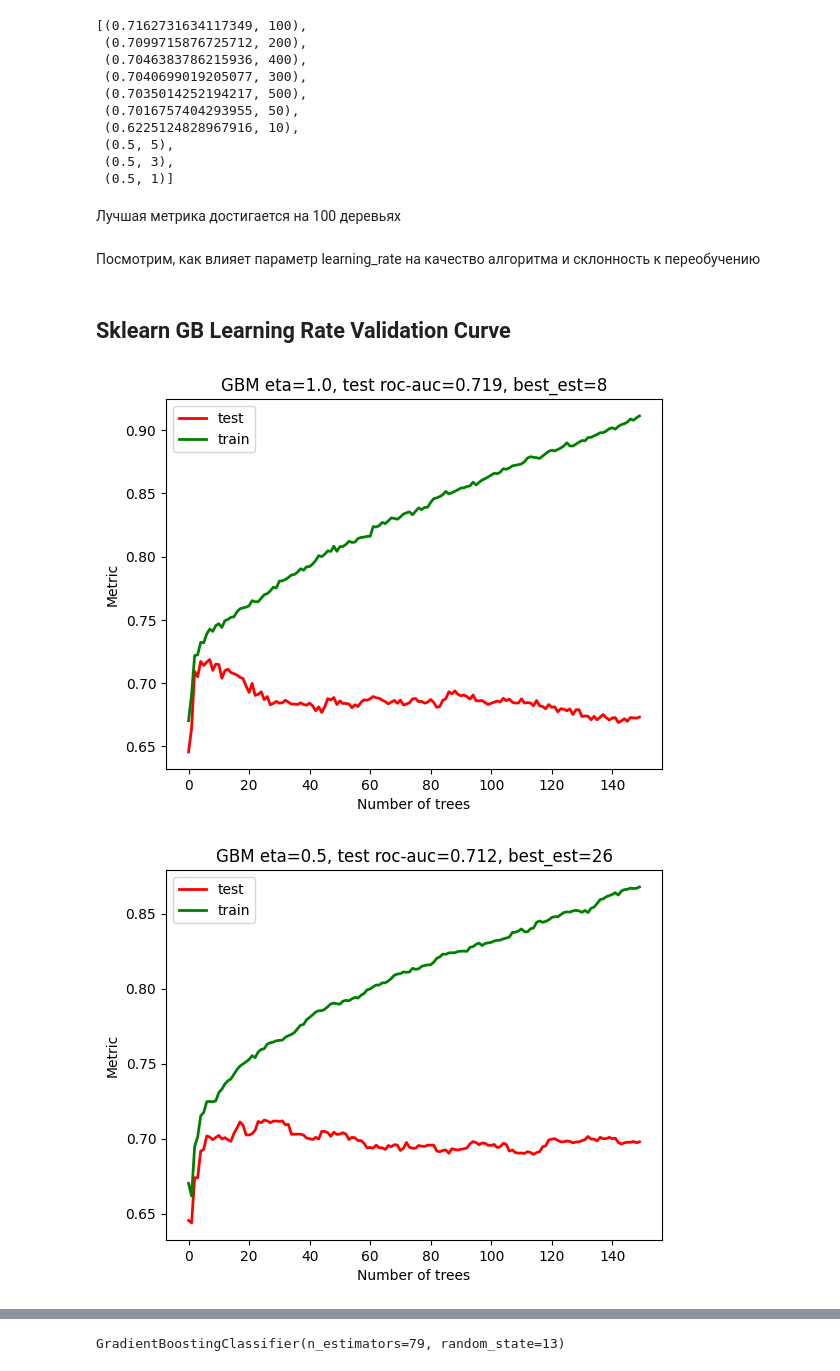
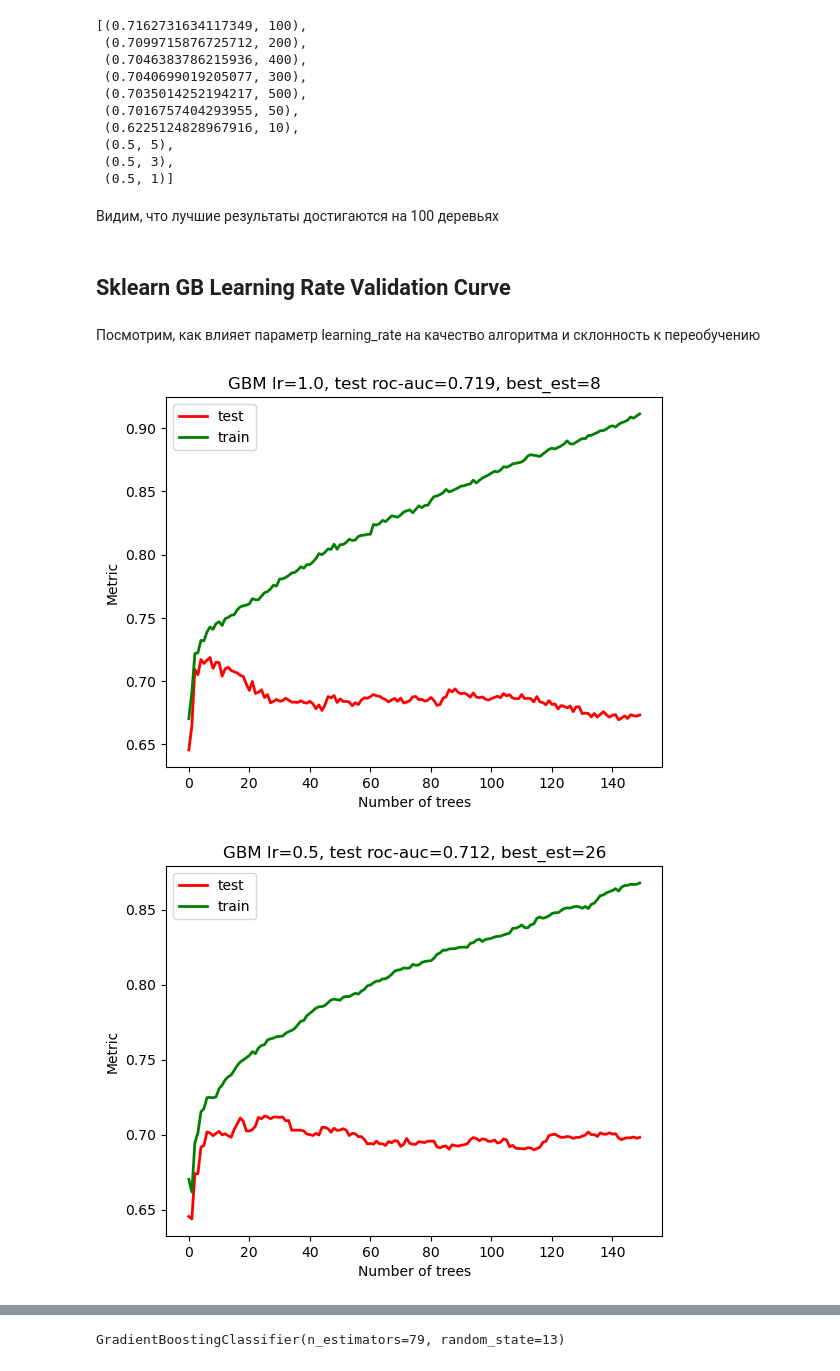
Before and after one commit to DzenGarden/Otus-ML, a Jupyter notebook: articles/ensemble-of-models/boosting-algorithms.ipynb, the cells around one changed output, grey strips where cells are left out. Saved outputs shown, nothing was run; the diff lists cells and outputs as text; code cells hidden in the pictures.

```diff
--- a/articles/ensemble-of-models/boosting-algorithms.ipynb
+++ b/articles/ensemble-of-models/boosting-algorithms.ipynb
@@ -566,32 +609,32 @@ sorted(list(zip(quals_test, n_trees)), reverse=True)
  (0.5, 3),
  (0.5, 1)]
 # %% [markdown]
-Лучшая метрика достигается на 100 деревьях
+Видим, что лучшие результаты достигаются на 100 деревьях
-# %% [markdown]
-Посмотрим, как влияет параметр learning_rate на качество алгоритма и склонность к переобучению
 # %% [markdown]
 ## Sklearn GB Learning Rate Validation Curve
+# %% [markdown]
+Посмотрим, как влияет параметр learning_rate на качество алгоритма и склонность к переобучению
 # %%
 for learning_rate in [1, 0.5, 0.3, 0.2, 0.1]:
 
     gbm = GradientBoostingClassifier(n_estimators=150, learning_rate=learning_rate, random_state=13).fit(X_train, y_train)
 
     test_deviance = np.zeros((gbm.n_estimators,), dtype=np.float64)
     for i, y_pred in enumerate(gbm.staged_predict(X_test)):
         test_deviance[i] = roc_auc_score(y_test, y_pred)
 
     train_deviance = np.zeros((gbm.n_estimators,), dtype=np.float64)
     for i, y_pred in enumerate(gbm.staged_predict(X_train)):
         train_deviance[i] = roc_auc_score(y_train, y_pred)
 
     plt.figure()
     plt.plot(test_deviance, 'r', linewidth=2)
     plt.plot(train_deviance, 'g', linewidth=2)
     plt.legend(['test', 'train'])
 
-    plt.title('GBM eta=%.1f, test roc-auc=%.3f, best_est=%d' % (learning_rate, test_deviance.max(), test_deviance.argmax()+1))
+    plt.title('GBM lr=%.1f, test roc-auc=%.3f, best_est=%d' % (learning_rate, test_deviance.max(), test_deviance.argmax()+1))
     plt.xlabel('Number of trees')
     plt.ylabel('Metric')
 # %% [output]
-[figure, old version]
+[figure, new version]
-[figure, old version]
+[figure, new version]
```
Also changed, not shown: parts of 44 cells of this notebook.
